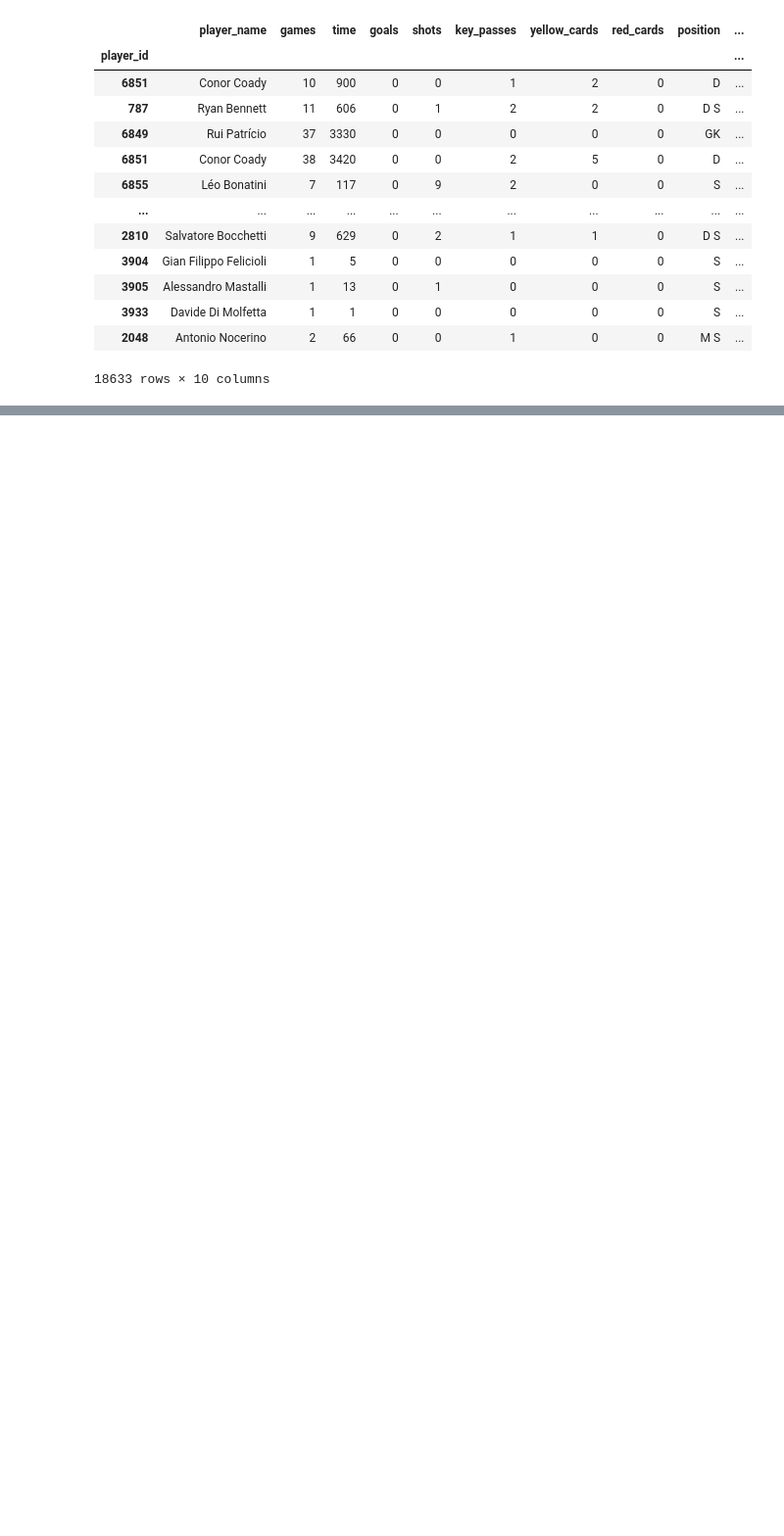
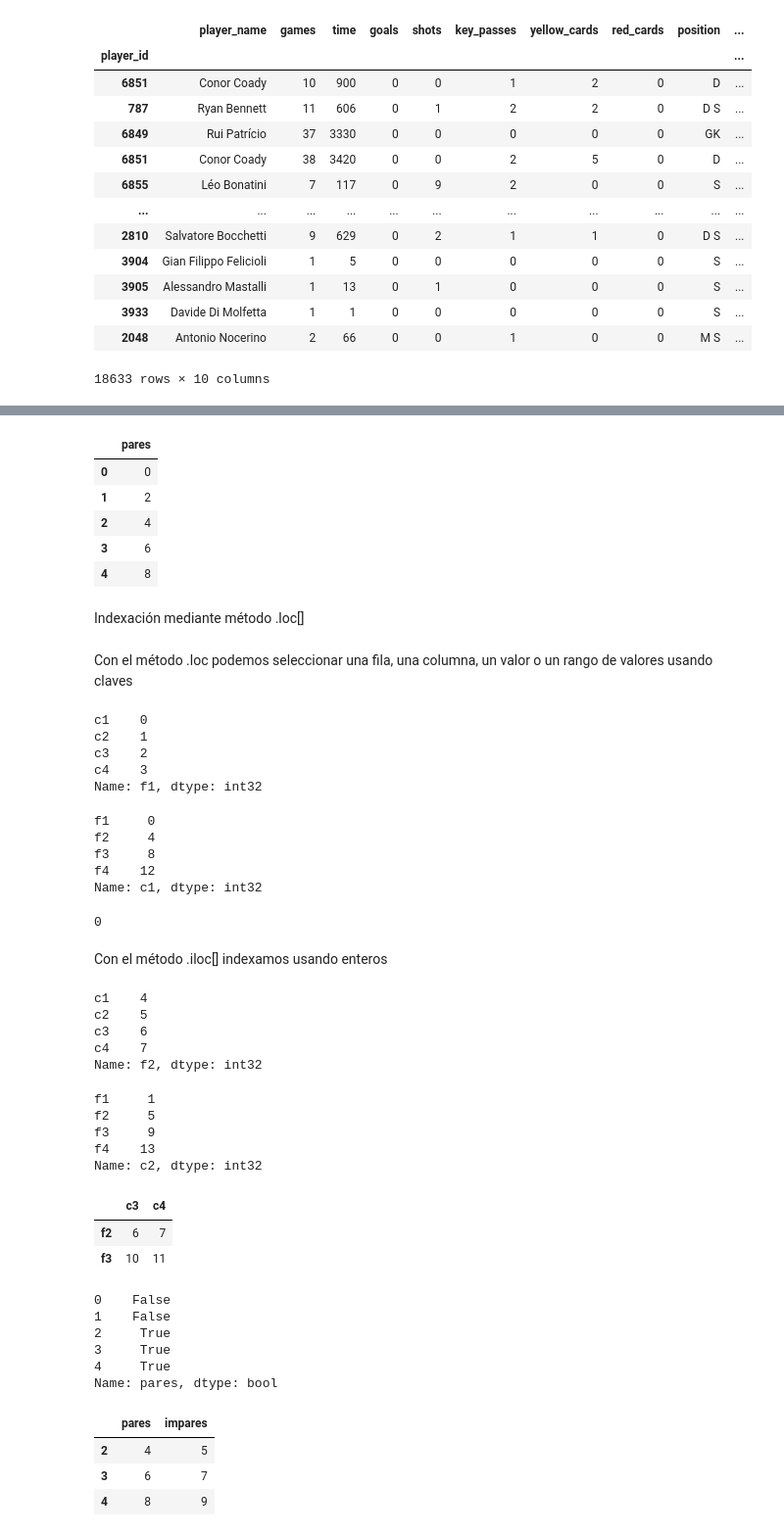
Before and after one commit to Ardark27/python_finance, a Jupyter notebook: 4_pandas/4_1_intro.ipynb, the cells around one changed output, grey strips where cells are left out. Shown at 98% size. Saved outputs shown, nothing was run; the diff lists cells and outputs as text; code cells hidden in the pictures; blank space fills up the shorter version.

```diff
--- a/4_pandas/4_1_intro.ipynb
+++ b/4_pandas/4_1_intro.ipynb
@@ -339,0 +416,73 @@ footbal_stats.sort_values(by='team_name', ascending=False)
+# %%
+numeros[['pares']]
+# %% [output]
+|  | pares |
+| 0 | 0 |
+| 1 | 2 |
+| 2 | 4 |
+| 3 | 6 |
+| 4 | 8 |
+# %% [markdown]
+Indexación mediante método .loc[]
+# %% [markdown]
+Con el método .loc podemos seleccionar una fila, una columna, un valor o un rango de valores usando claves
+# %%
+dataframe.loc['f1']
+# %% [output]
+c1    0
+c2    1
+c3    2
+c4    3
+Name: f1, dtype: int32
+# %%
+dataframe.loc[:, 'c1']
+# %% [output]
+f1     0
+f2     4
+f3     8
+f4    12
+Name: c1, dtype: int32
+# %%
+dataframe.loc['f1', 'c1']
+# %% [output]
+0
+# %% [markdown]
+Con el método .iloc[] indexamos usando enteros
+# %%
+dataframe.iloc[1]
+# %% [output]
+c1    4
+c2    5
+c3    6
+c4    7
+Name: f2, dtype: int32
+# %%
+dataframe.iloc[:, 1]
+# %% [output]
+f1     1
+f2     5
+f3     9
+f4    13
+Name: c2, dtype: int32
+# %%
+dataframe.iloc[1:3, 2:4]
+# %% [output]
+|  | c3 | c4 |
+| f2 | 6 | 7 |
+| f3 | 10 | 11 |
+# %%
+numeros.pares > 2
+# %% [output]
+0    False
+1    False
+2     True
+3     True
+4     True
+Name: pares, dtype: bool
+# %%
+numeros[numeros.pares>2]
+# %% [output]
+|  | pares | impares |
+| 2 | 4 | 5 |
+| 3 | 6 | 7 |
+| 4 | 8 | 9 |
```
Also changed, not shown: parts of 13 cells of this notebook.
